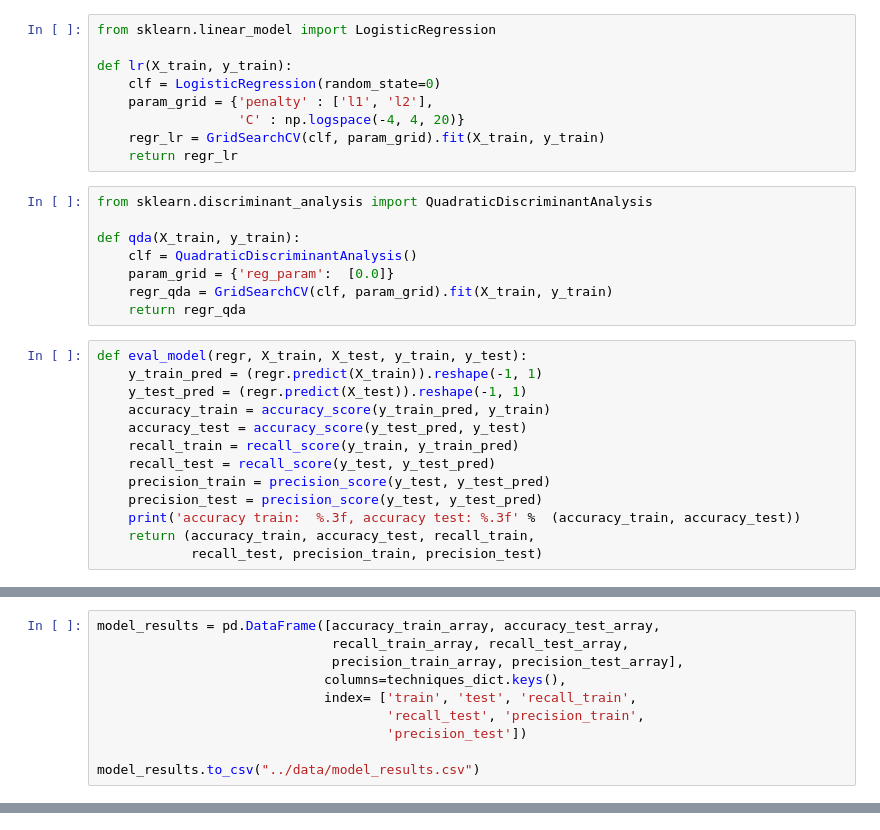
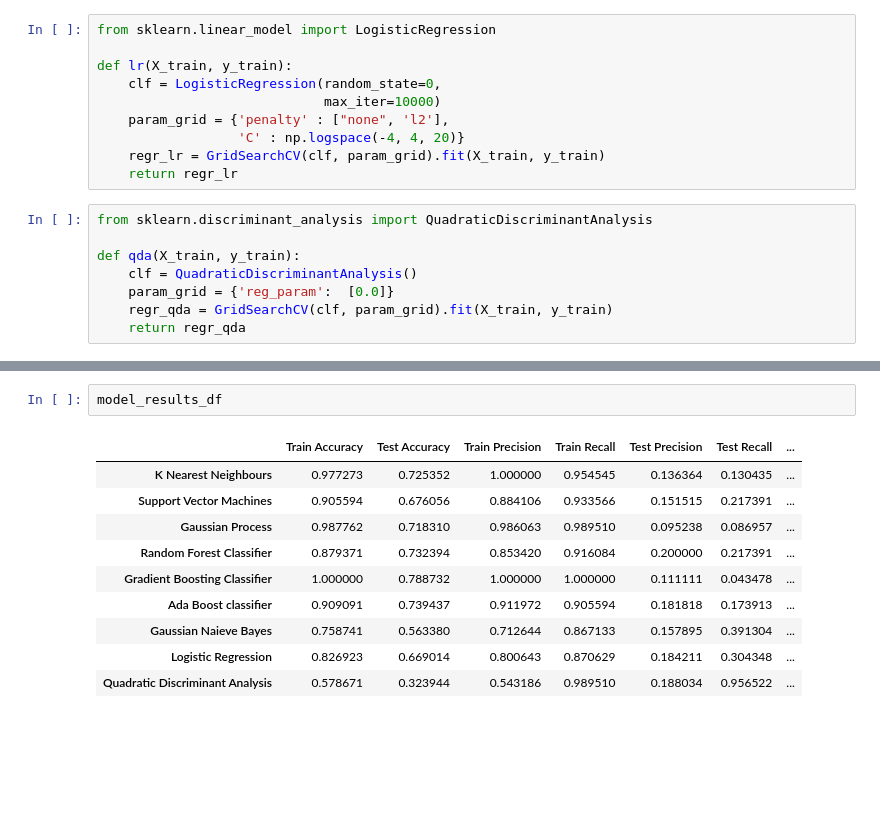
Before and after one commit to btcooper22/ace_project, a Jupyter notebook: models/sklearn_models.ipynb, the cells around one changed output, grey strips where cells are left out. Drawn from its saved outputs; the diff is of its cells as text; blank space fills up the shorter version.

```diff
--- a/models/sklearn_models.ipynb
+++ b/models/sklearn_models.ipynb
@@ -74,8 +74,9 @@ def nb(X_train, y_train):
 from sklearn.linear_model import LogisticRegression
 
 def lr(X_train, y_train):
-    clf = LogisticRegression(random_state=0)
-    param_grid = {'penalty' : ['l1', 'l2'],
+    clf = LogisticRegression(random_state=0,
+                             max_iter=10000)
+    param_grid = {'penalty' : ["none", 'l2'],
                   'C' : np.logspace(-4, 4, 20)}
     regr_lr = GridSearchCV(clf, param_grid).fit(X_train, y_train)
     return regr_lr
@@ -87,19 +88,6 @@ def qda(X_train, y_train):
     param_grid = {'reg_param':  [0.0]}
     regr_qda = GridSearchCV(clf, param_grid).fit(X_train, y_train)
     return regr_qda
-# %%
-def eval_model(regr, X_train, X_test, y_train, y_test):
-    y_train_pred = (regr.predict(X_train)).reshape(-1, 1)
-    y_test_pred = (regr.predict(X_test)).reshape(-1, 1)
-    accuracy_train = accuracy_score(y_train_pred, y_train)
-    accuracy_test = accuracy_score(y_test_pred, y_test)
-    recall_train = recall_score(y_train, y_train_pred)
-    recall_test = recall_score(y_test, y_test_pred)
-    precision_train = precision_score(y_test, y_test_pred)
-    precision_test = precision_score(y_test, y_test_pred)
-    print('accuracy train:  %.3f, accuracy test: %.3f' %  (accuracy_train, accuracy_test))
-    return (accuracy_train, accuracy_test, recall_train,
-            recall_test, precision_train, precision_test)
 # %%
 data_dir = "../data/train_test_data/"
 
@@ -183,10 +104,0 @@ AttributeError: module 'pandas' has no attribute 'dataframe'
-# %%
-model_results = pd.DataFrame([accuracy_train_array, accuracy_test_array,
-                              recall_train_array, recall_test_array,
-                              precision_train_array, precision_test_array],
-                             columns=techniques_dict.keys(),
-                             index= ['train', 'test', 'recall_train',
-                                     'recall_test', 'precision_train',
-                                     'precision_test'])
-
-model_results.to_csv("../data/model_results.csv")
@@ -192,0 +187,13 @@ model_results.to_csv("../data/model_results.csv")
+# %%
+model_results_df
+# %% [output]
+|  | Train Accuracy | Test Accuracy | Train Precision | Train Recall | Test Precision | Test Recall | ... |
+| K Nearest Neighbours | 0.977273 | 0.725352 | 1.000000 | 0.954545 | 0.136364 | 0.130435 | ... |
+| Support Vector Machines | 0.905594 | 0.676056 | 0.884106 | 0.933566 | 0.151515 | 0.217391 | ... |
+| Gaussian Process | 0.987762 | 0.718310 | 0.986063 | 0.989510 | 0.095238 | 0.086957 | ... |
+| Random Forest Classifier | 0.879371 | 0.732394 | 0.853420 | 0.916084 | 0.200000 | 0.217391 | ... |
+| Gradient Boosting Classifier | 1.000000 | 0.788732 | 1.000000 | 1.000000 | 0.111111 | 0.043478 | ... |
+| Ada Boost classifier | 0.909091 | 0.739437 | 0.911972 | 0.905594 | 0.181818 | 0.173913 | ... |
+| Gaussian Naieve Bayes | 0.758741 | 0.563380 | 0.712644 | 0.867133 | 0.157895 | 0.391304 | ... |
+| Logistic Regression | 0.826923 | 0.669014 | 0.800643 | 0.870629 | 0.184211 | 0.304348 | ... |
+| Quadratic Discriminant Analysis | 0.578671 | 0.323944 | 0.543186 | 0.989510 | 0.188034 | 0.956522 | ... |
```
Also changed, not shown: parts of 6 cells of this notebook, 4 other files.
